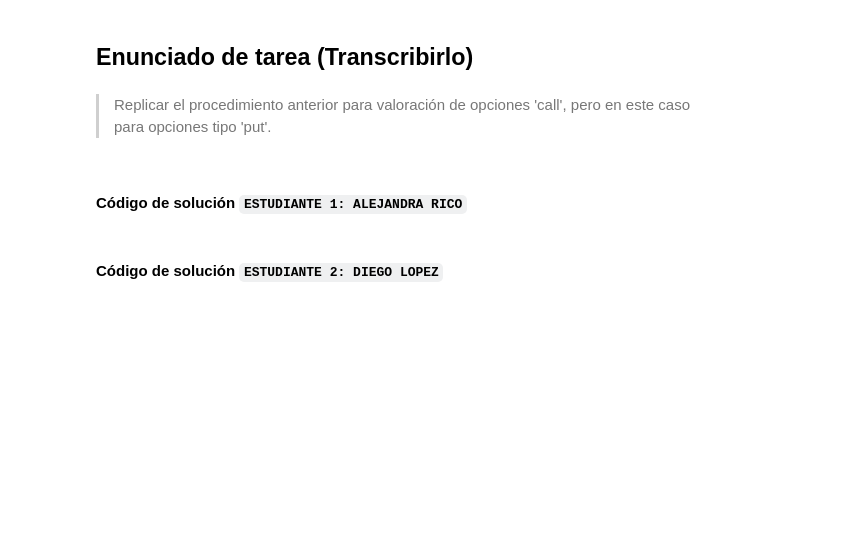
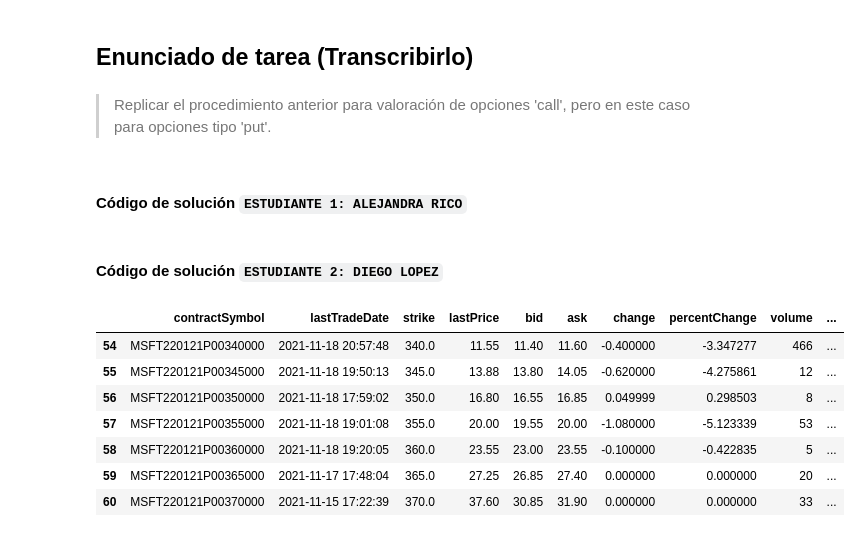
Before and after one commit to alerrico/Tarea8_ARico_DALopez, a Jupyter notebook: Tarea8_ARico_DALopez.ipynb, the cells around one changed output. Cells and saved outputs as stored; diff of their text form; code cells hidden in the pictures; blank space fills up the shorter version.

```diff
--- a/Tarea8_ARico_DALopez.ipynb
+++ b/Tarea8_ARico_DALopez.ipynb
@@ -25,0 +174,17 @@
+# %%
+# Descarga de información de opciones financieras
+ticker = "MSFT"
+fechaExpiracion = "2022-01-21"
+
+calls , puts = options_yf(ticker)
+puts = puts[fechaExpiracion][(puts[fechaExpiracion]["strike"] >= 340) & (puts[fechaExpiracion]["strike"] <= 370)]
+puts
+# %% [output]
+|  | contractSymbol | lastTradeDate | strike | lastPrice | bid | ask | change | percentChange | volume | ... |
+| 54 | MSFT220121P00340000 | 2021-11-18 20:57:48 | 340.0 | 11.55 | 11.40 | 11.60 | -0.400000 | -3.347277 | 466 | ... |
+| 55 | MSFT220121P00345000 | 2021-11-18 19:50:13 | 345.0 | 13.88 | 13.80 | 14.05 | -0.620000 | -4.275861 | 12 | ... |
+| 56 | MSFT220121P00350000 | 2021-11-18 17:59:02 | 350.0 | 16.80 | 16.55 | 16.85 | 0.049999 | 0.298503 | 8 | ... |
+| 57 | MSFT220121P00355000 | 2021-11-18 19:01:08 | 355.0 | 20.00 | 19.55 | 20.00 | -1.080000 | -5.123339 | 53 | ... |
+| 58 | MSFT220121P00360000 | 2021-11-18 19:20:05 | 360.0 | 23.55 | 23.00 | 23.55 | -0.100000 | -0.422835 | 5 | ... |
+| 59 | MSFT220121P00365000 | 2021-11-17 17:48:04 | 365.0 | 27.25 | 26.85 | 27.40 | 0.000000 | 0.000000 | 20 | ... |
+| 60 | MSFT220121P00370000 | 2021-11-15 17:22:39 | 370.0 | 37.60 | 30.85 | 31.90 | 0.000000 | 0.000000 | 33 | ... |
```
Also changed, not shown: parts of 8 cells of this notebook.
